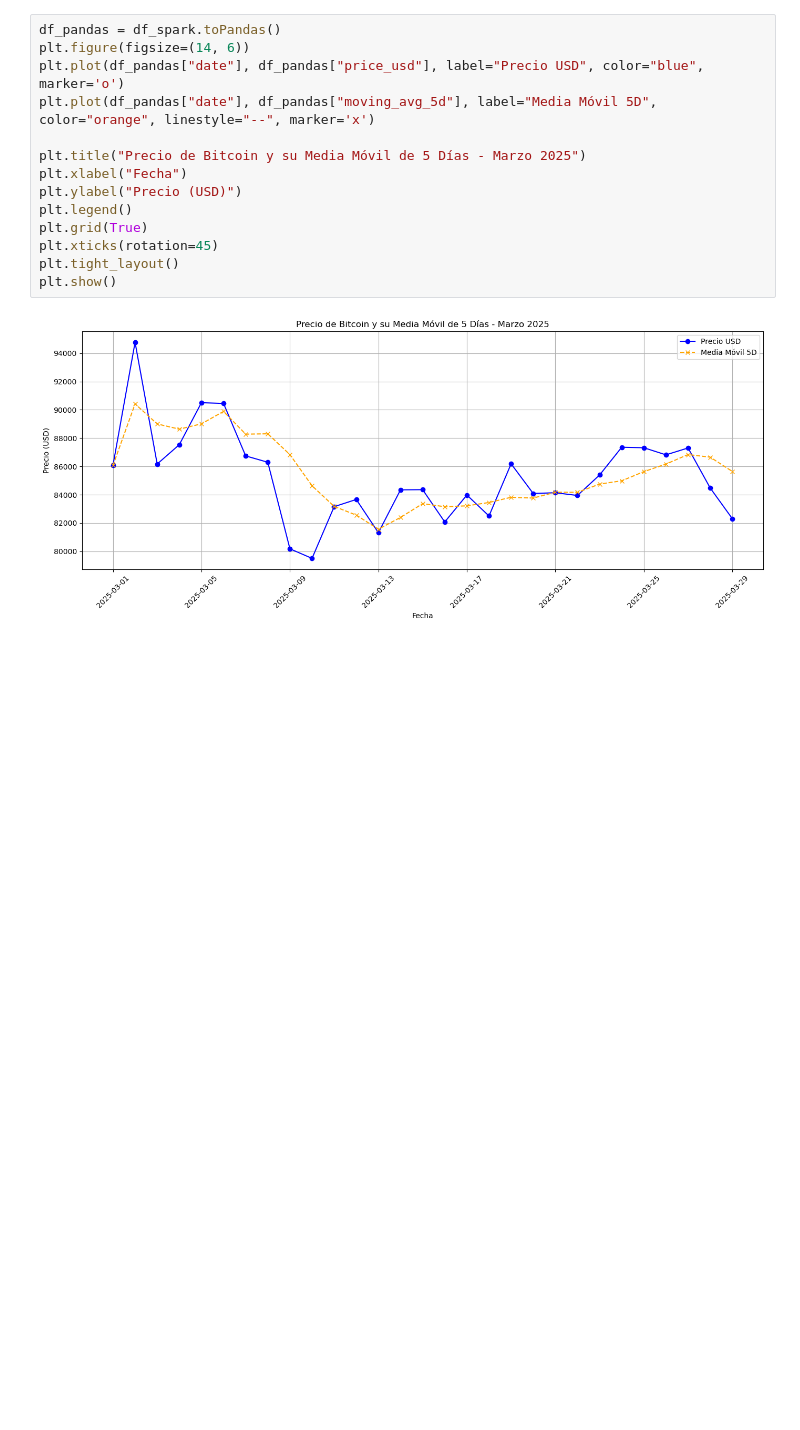
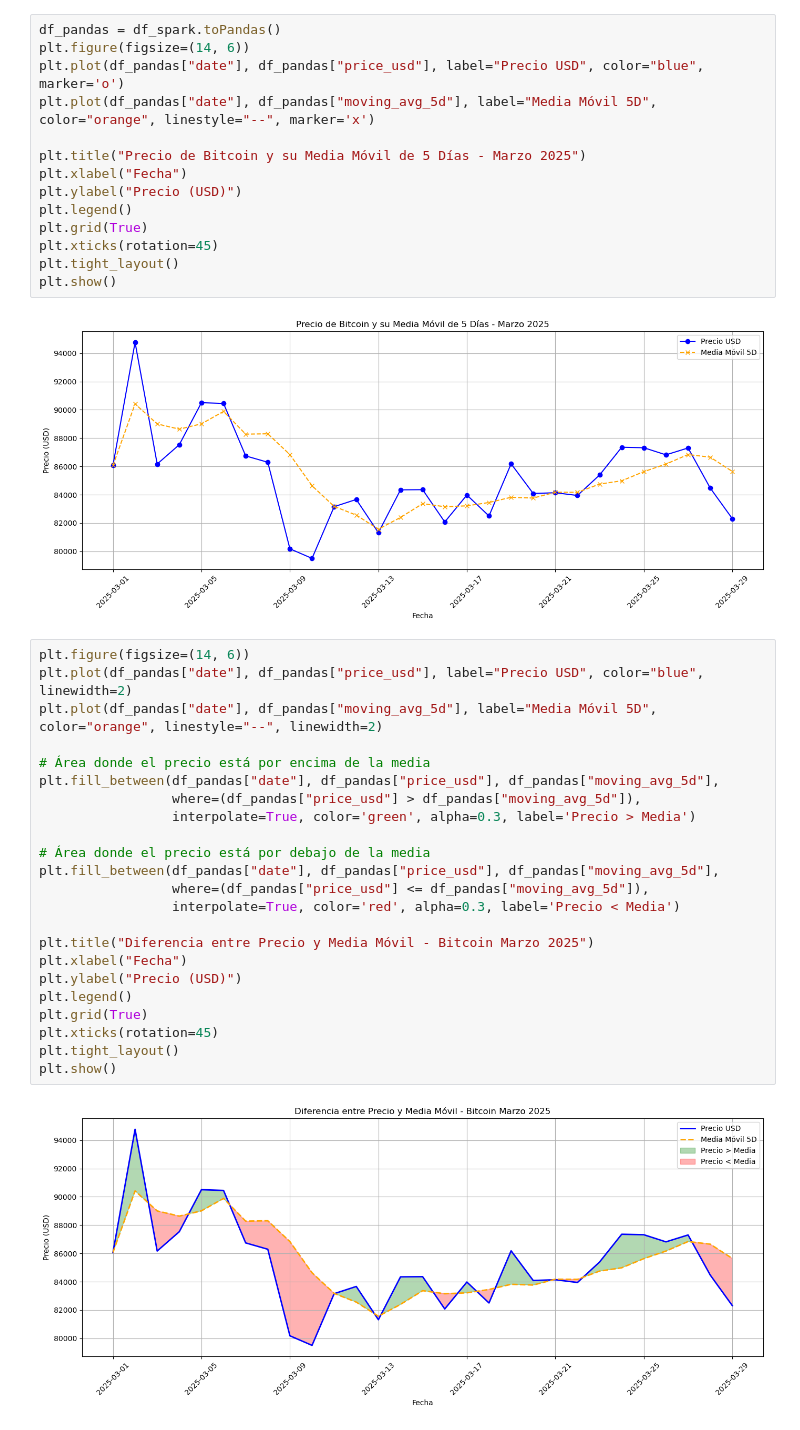
Before and after one commit to JosueLanda/Test_Konfio_DataEngineering, a Jupyter notebook: notebooks/develop_datapipeline.ipynb, the cells around one changed output. Saved outputs shown, nothing was run; the diff lists cells and outputs as text; blank space fills up the shorter version.

```diff
--- a/notebooks/develop_datapipeline.ipynb
+++ b/notebooks/develop_datapipeline.ipynb
@@ -127,3 +127,28 @@ plt.tight_layout()
 plt.show()
 # %% [output]
 [figure]
+# %%
+plt.figure(figsize=(14, 6))
+plt.plot(df_pandas["date"], df_pandas["price_usd"], label="Precio USD", color="blue", linewidth=2)
+plt.plot(df_pandas["date"], df_pandas["moving_avg_5d"], label="Media Móvil 5D", color="orange", linestyle="--", linewidth=2)
+
+# Área donde el precio está por encima de la media
+plt.fill_between(df_pandas["date"], df_pandas["price_usd"], df_pandas["moving_avg_5d"],
+                 where=(df_pandas["price_usd"] > df_pandas["moving_avg_5d"]),
+                 interpolate=True, color='green', alpha=0.3, label='Precio > Media')
+
+# Área donde el precio está por debajo de la media
+plt.fill_between(df_pandas["date"], df_pandas["price_usd"], df_pandas["moving_avg_5d"],
+                 where=(df_pandas["price_usd"] <= df_pandas["moving_avg_5d"]),
+                 interpolate=True, color='red', alpha=0.3, label='Precio < Media')
+
+plt.title("Diferencia entre Precio y Media Móvil - Bitcoin Marzo 2025")
+plt.xlabel("Fecha")
+plt.ylabel("Precio (USD)")
+plt.legend()
+plt.grid(True)
+plt.xticks(rotation=45)
+plt.tight_layout()
+plt.show()
+# %% [output]
+[figure, added]
```
Also changed, not shown: parts of 1 cell of this notebook, 10 other files.
